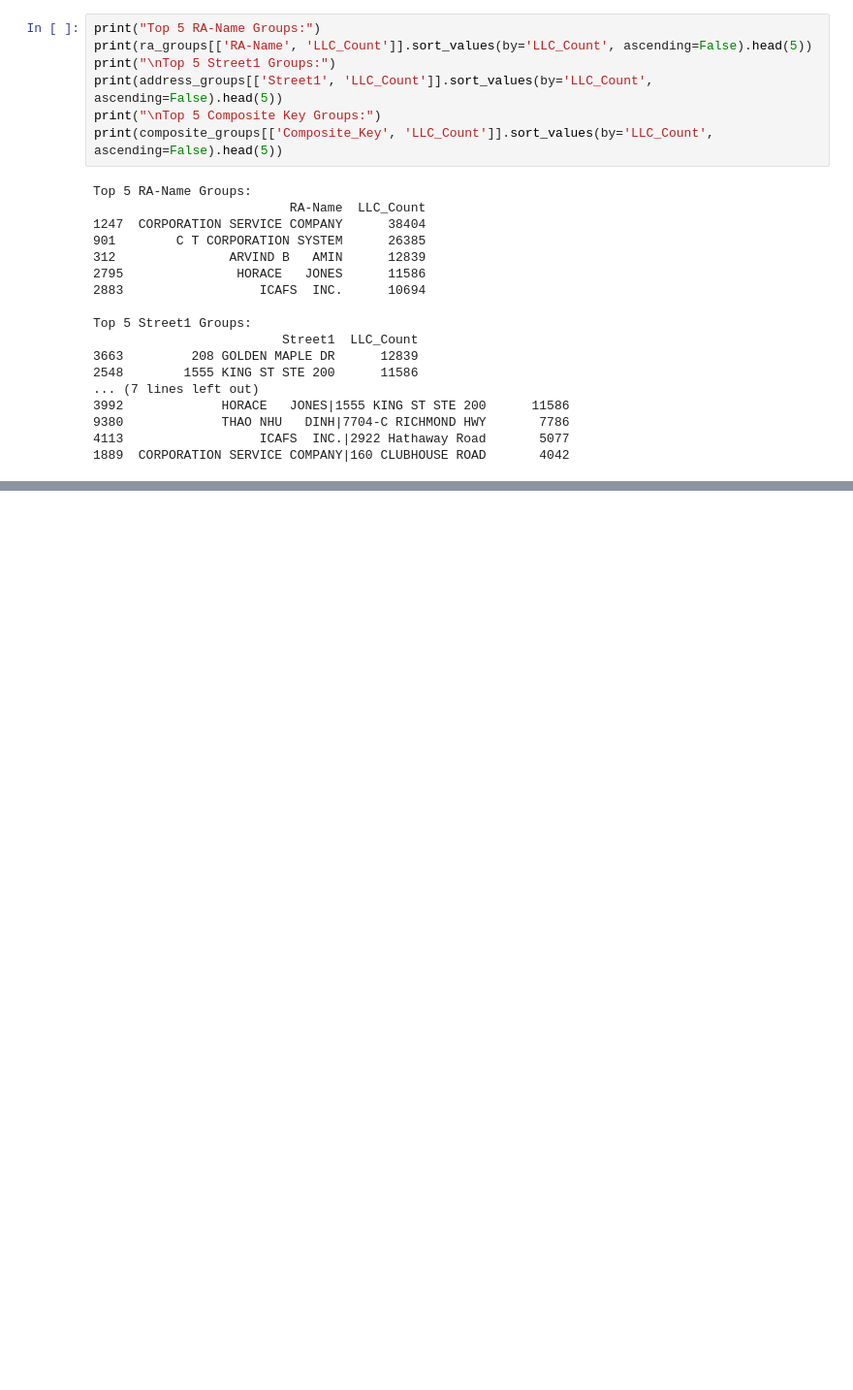
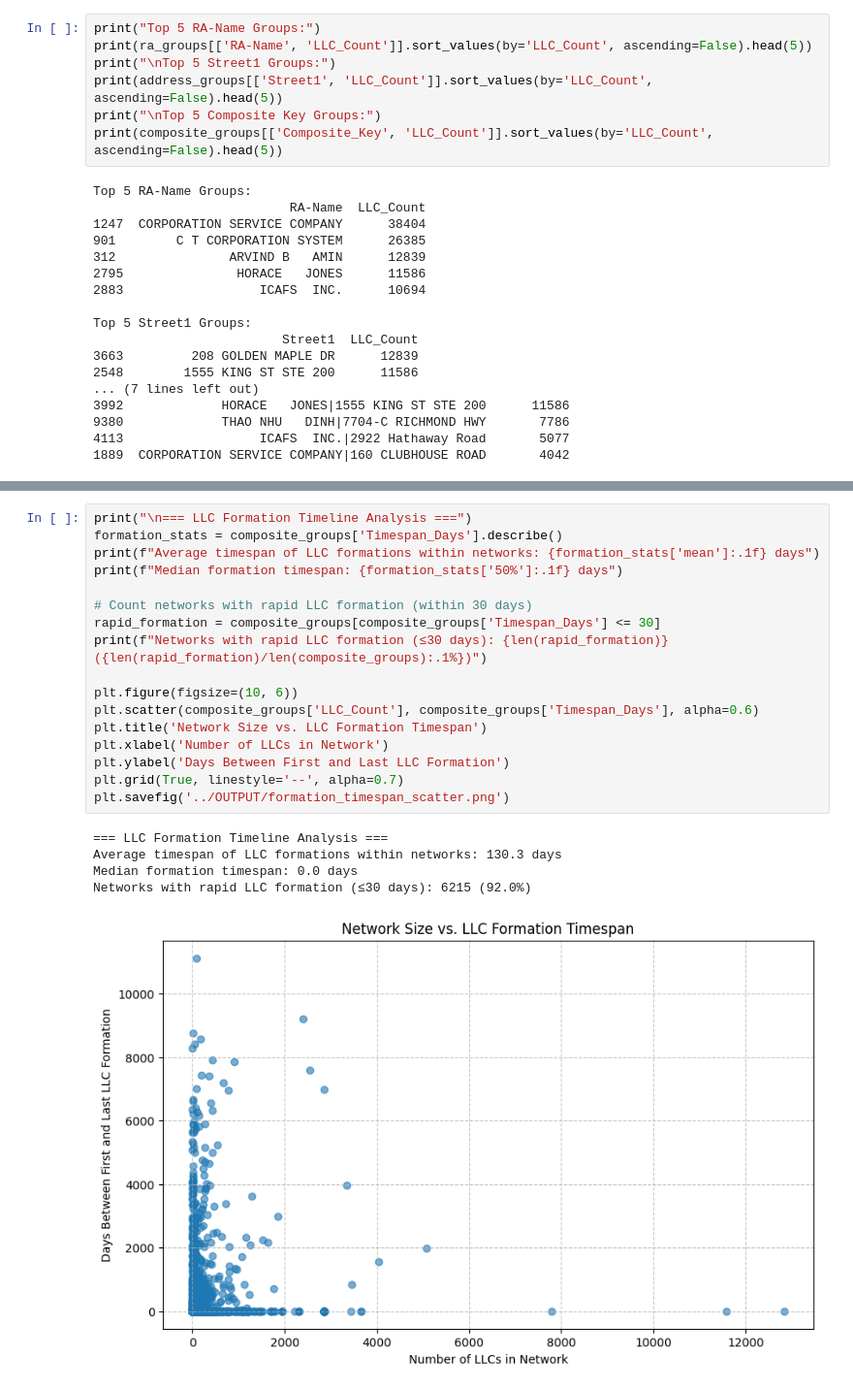
Before and after one commit to w-mayer/eviction_data, a Jupyter notebook: SCRIPTS/evictions_eda.ipynb, the cells around one changed output, grey strips where cells are left out. Shown at 97% size. Cells and saved outputs as stored; diff of their text form; blank space fills up the shorter version.

Commit message:
more analysis

```diff
--- a/SCRIPTS/evictions_eda.ipynb
+++ b/SCRIPTS/evictions_eda.ipynb
@@ -263,0 +452,23 @@ print(overlap[['Name', 'RA-Name', 'Street1', 'plaintiff_name_ra']].head(5))
+# %%
+print("\n=== LLC Formation Timeline Analysis ===")
+formation_stats = composite_groups['Timespan_Days'].describe()
+print(f"Average timespan of LLC formations within networks: {formation_stats['mean']:.1f} days")
+print(f"Median formation timespan: {formation_stats['50%']:.1f} days")
+
+# Count networks with rapid LLC formation (within 30 days)
+rapid_formation = composite_groups[composite_groups['Timespan_Days'] <= 30]
+print(f"Networks with rapid LLC formation (≤30 days): {len(rapid_formation)} ({len(rapid_formation)/len(composite_groups):.1%})")
+
+plt.figure(figsize=(10, 6))
+plt.scatter(composite_groups['LLC_Count'], composite_groups['Timespan_Days'], alpha=0.6)
+plt.title('Network Size vs. LLC Formation Timespan')
+plt.xlabel('Number of LLCs in Network')
+plt.ylabel('Days Between First and Last LLC Formation')
+plt.grid(True, linestyle='--', alpha=0.7)
+plt.savefig('../OUTPUT/formation_timespan_scatter.png')
+# %% [output]
+=== LLC Formation Timeline Analysis ===
+Average timespan of LLC formations within networks: 130.3 days
+Median formation timespan: 0.0 days
+Networks with rapid LLC formation (≤30 days): 6215 (92.0%)
+[figure, added]
```
Also changed, not shown: parts of 18 cells of this notebook, 5 other files.
